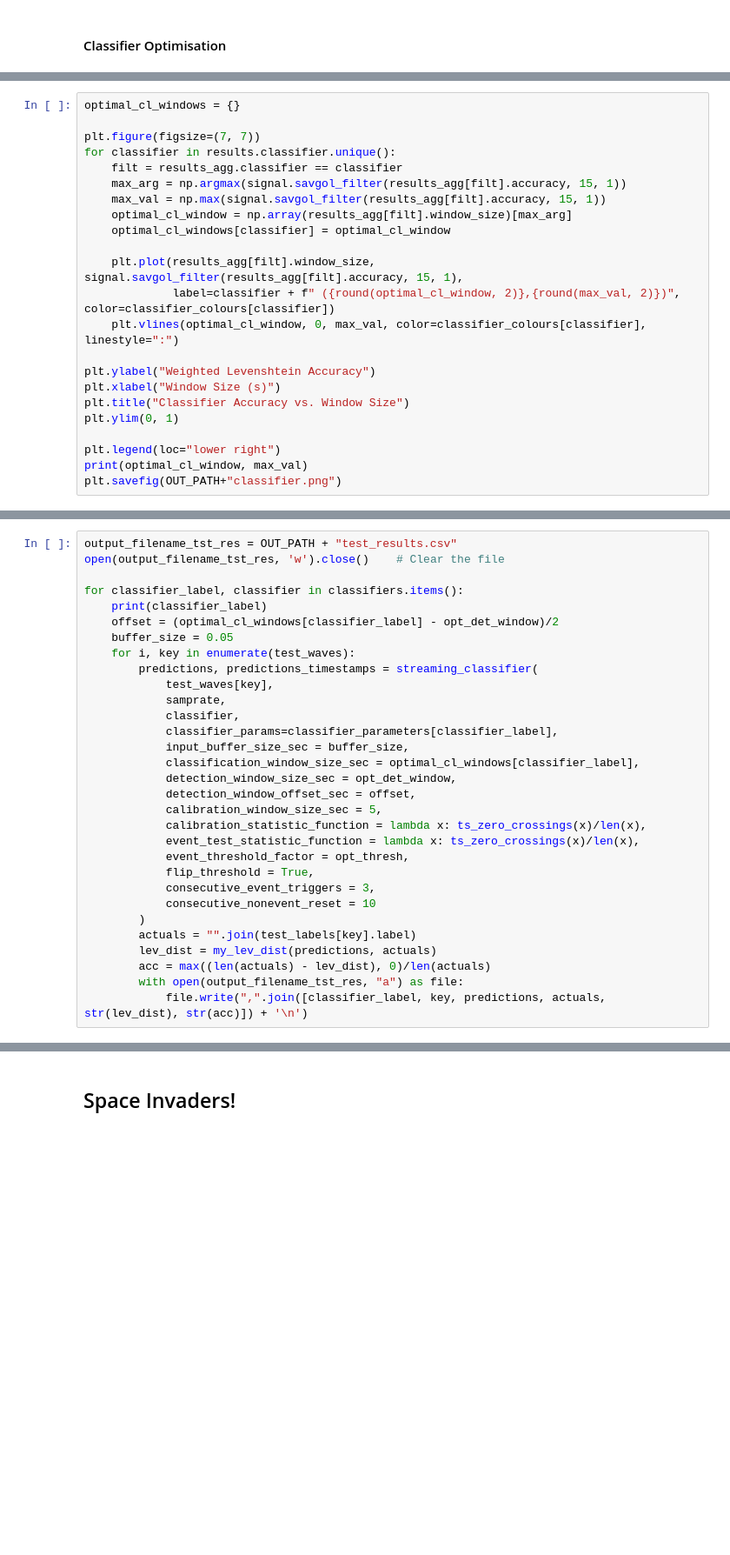
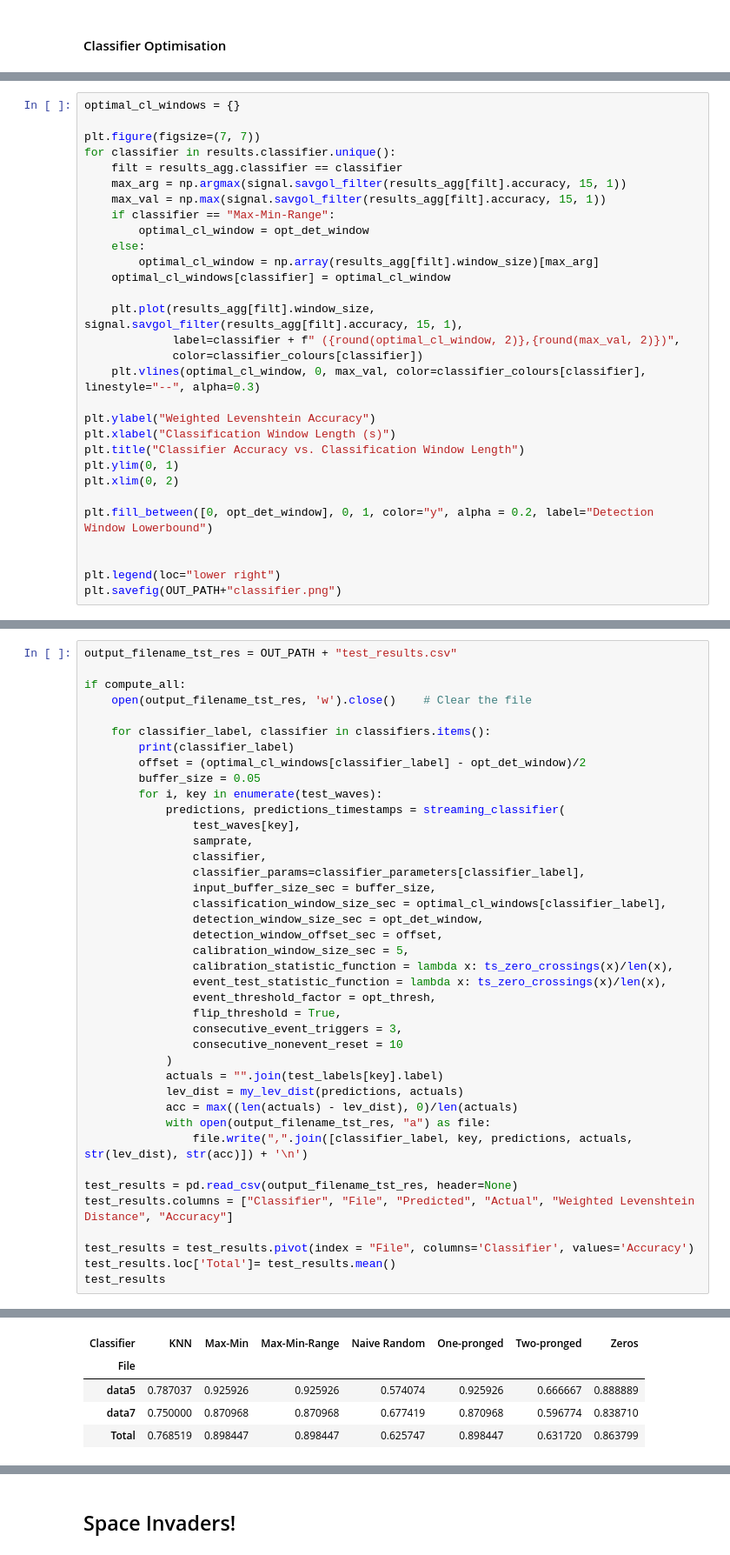
Before and after one commit to BruceWangXD/SpaceInvaders, a Jupyter notebook: Report/report_book/_build/jupyter_execute/Reproducible_Report.ipynb, the cells around one changed output, grey strips where cells are left out. Shown at 87% size. Saved outputs shown, nothing was run; the diff lists cells and outputs as text; blank space fills up the shorter version.

```diff
--- a/Report/report_book/_build/jupyter_execute/Reproducible_Report.ipynb
+++ b/Report/report_book/_build/jupyter_execute/Reproducible_Report.ipynb
@@ -836,18 +896,25 @@ for classifier in results.classifier.unique():
     filt = results_agg.classifier == classifier
     max_arg = np.argmax(signal.savgol_filter(results_agg[filt].accuracy, 15, 1))
     max_val = np.max(signal.savgol_filter(results_agg[filt].accuracy, 15, 1))
-    optimal_cl_window = np.array(results_agg[filt].window_size)[max_arg]
+    if classifier == "Max-Min-Range":
+        optimal_cl_window = opt_det_window
+    else:
+        optimal_cl_window = np.array(results_agg[filt].window_size)[max_arg]
     optimal_cl_windows[classifier] = optimal_cl_window
 
     plt.plot(results_agg[filt].window_size, signal.savgol_filter(results_agg[filt].accuracy, 15, 1),
-             label=classifier + f" ({round(optimal_cl_window, 2)},{round(max_val, 2)})", color=classifier_colours[classifier])
-    plt.vlines(optimal_cl_window, 0, max_val, color=classifier_colours[classifier], linestyle=":")
+             label=classifier + f" ({round(optimal_cl_window, 2)},{round(max_val, 2)})",
+             color=classifier_colours[classifier])
+    plt.vlines(optimal_cl_window, 0, max_val, color=classifier_colours[classifier], linestyle="--", alpha=0.3)
 
 plt.ylabel("Weighted Levenshtein Accuracy")
-plt.xlabel("Window Size (s)")
-plt.title("Classifier Accuracy vs. Window Size")
+plt.xlabel("Classification Window Length (s)")
+plt.title("Classifier Accuracy vs. Classification Window Length")
 plt.ylim(0, 1)
+plt.xlim(0, 2)
+
+plt.fill_between([0, opt_det_window], 0, 1, color="y", alpha = 0.2, label="Detection Window Lowerbound")
+
 
 plt.legend(loc="lower right")
-print(optimal_cl_window, max_val)
 plt.savefig(OUT_PATH+"classifier.png")
@@ -856,31 +933,41 @@ plt.savefig(OUT_PATH+"classifier.png")
 # %%
 output_filename_tst_res = OUT_PATH + "test_results.csv"
-open(output_filename_tst_res, 'w').close()    # Clear the file
 
-for classifier_label, classifier in classifiers.items():
-    print(classifier_label)
-    offset = (optimal_cl_windows[classifier_label] - opt_det_window)/2
-    buffer_size = 0.05
-    for i, key in enumerate(test_waves):
-        predictions, predictions_timestamps = streaming_classifier(
-            test_waves[key],
-            samprate,
-            classifier,
-            classifier_params=classifier_parameters[classifier_label],
-            input_buffer_size_sec = buffer_size,
-            classification_window_size_sec = optimal_cl_windows[classifier_label],
-            detection_window_size_sec = opt_det_window,
-            detection_window_offset_sec = offset,
-            calibration_window_size_sec = 5,
-            calibration_statistic_function = lambda x: ts_zero_crossings(x)/len(x),
-            event_test_statistic_function = lambda x: ts_zero_crossings(x)/len(x),
-            event_threshold_factor = opt_thresh,
-            flip_threshold = True,
-            consecutive_event_triggers = 3,
-            consecutive_nonevent_reset = 10
-        )
-        actuals = "".join(test_labels[key].label)
-        lev_dist = my_lev_dist(predictions, actuals)
-        acc = max((len(actuals) - lev_dist), 0)/len(actuals)
-        with open(output_filename_tst_res, "a") as file:
-            file.write(",".join([classifier_label, key, predictions, actuals, str(lev_dist), str(acc)]) + '\n')
+if compute_all:
+    open(output_filename_tst_res, 'w').close()    # Clear the file
+
+    for classifier_label, classifier in classifiers.items():
+        print(classifier_label)
+        offset = (optimal_cl_windows[classifier_label] - opt_det_window)/2
+        buffer_size = 0.05
+        for i, key in enumerate(test_waves):
+            predictions, predictions_timestamps = streaming_classifier(
+                test_waves[key],
+                samprate,
+                classifier,
+                classifier_params=classifier_parameters[classifier_label],
+                input_buffer_size_sec = buffer_size,
+                classification_window_size_sec = optimal_cl_windows[classifier_label],
+                detection_window_size_sec = opt_det_window,
+                detection_window_offset_sec = offset,
+                calibration_window_size_sec = 5,
+                calibration_statistic_function = lambda x: ts_zero_crossings(x)/len(x),
+                event_test_statistic_function = lambda x: ts_zero_crossings(x)/len(x),
+                event_threshold_factor = opt_thresh,
+                flip_threshold = True,
+                consecutive_event_triggers = 3,
+                consecutive_nonevent_reset = 10
+            )
+            actuals = "".join(test_labels[key].label)
+            lev_dist = my_lev_dist(predictions, actuals)
+            acc = max((len(actuals) - lev_dist), 0)/len(actuals)
+            with open(output_filename_tst_res, "a") as file:
+                file.write(",".join([classifier_label, key, predictions, actuals, str(lev_dist), str(acc)]) + '\n')
+
+test_results = pd.read_csv(output_filename_tst_res, header=None)
+test_results.columns = ["Classifier", "File", "Predicted", "Actual", "Weighted Levenshtein Distance", "Accuracy"]
+
+test_results = test_results.pivot(index = "File", columns='Classifier', values='Accuracy')
+test_results.loc['Total']= test_results.mean()
+test_results
+# %% [output]
@@ -886,0 +981,5 @@ for classifier_label, classifier in classifiers.items():
+| Classifier | KNN | Max-Min | Max-Min-Range | Naive Random | One-pronged | Two-pronged | Zeros |
+| File |  |  |  |  |  |  |  |
+| data5 | 0.787037 | 0.925926 | 0.925926 | 0.574074 | 0.925926 | 0.666667 | 0.888889 |
+| data7 | 0.750000 | 0.870968 | 0.870968 | 0.677419 | 0.870968 | 0.596774 | 0.838710 |
+| Total | 0.768519 | 0.898447 | 0.898447 | 0.625747 | 0.898447 | 0.631720 | 0.863799 |
```
Also changed, not shown: parts of 21 cells of this notebook, 12 other files.
